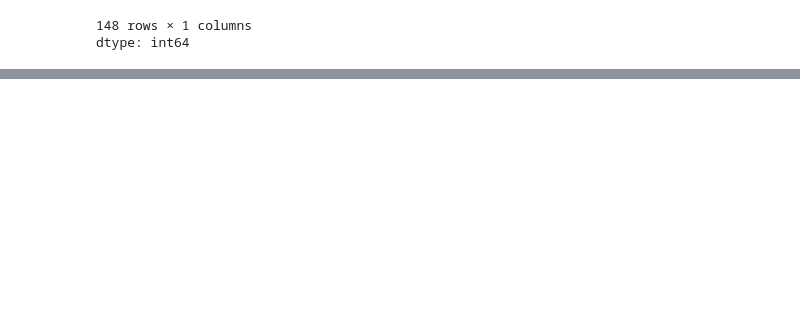
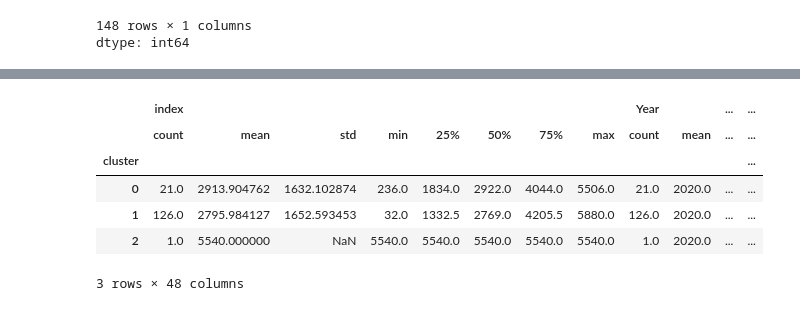
Before and after one commit to eaa3ug/clustering_assignment, a Jupyter notebook: assignment_clustering.ipynb, the cells around one changed output, grey strips where cells are left out. Drawn from its saved outputs; the diff is of its cells as text; code cells hidden in the pictures; blank space fills up the shorter version.

```diff
--- a/assignment_clustering.ipynb
+++ b/assignment_clustering.ipynb
@@ -162,0 +194,10 @@ dtype: int64
+# %%
+spending.groupby("cluster").describe()
+# %% [output]
+|  | index |  |  |  |  |  |  |  | Year |  | ... | ... |
+|  | count | mean | std | min | 25% | 50% | 75% | max | count | mean | ... | ... |
+| cluster |  |  |  |  |  |  |  |  |  |  |  | ... |
+| 0 | 21.0 | 2913.904762 | 1632.102874 | 236.0 | 1834.0 | 2922.0 | 4044.0 | 5506.0 | 21.0 | 2020.0 | ... | ... |
+| 1 | 126.0 | 2795.984127 | 1652.593453 | 32.0 | 1332.5 | 2769.0 | 4205.5 | 5880.0 | 126.0 | 2020.0 | ... | ... |
+| 2 | 1.0 | 5540.000000 | NaN | 5540.0 | 5540.0 | 5540.0 | 5540.0 | 5540.0 | 1.0 | 2020.0 | ... | ... |
+3 rows × 48 columns
```
Also changed, not shown: parts of 3 cells of this notebook.
